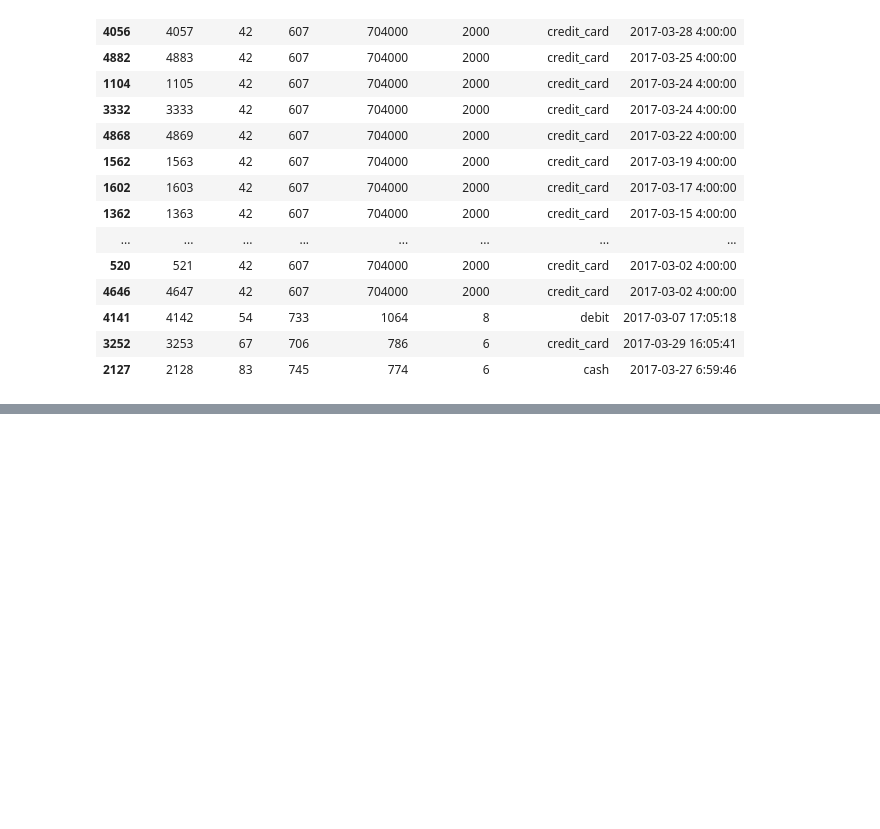
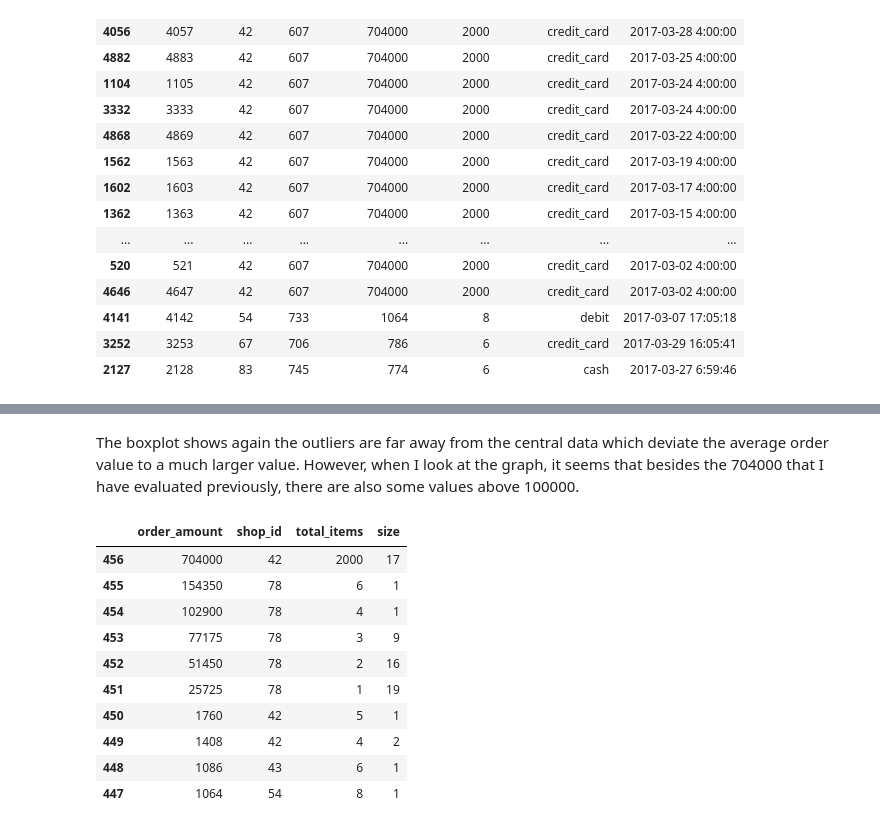
Before and after one commit to 42694647426/Data-Science-Challenge, a Jupyter notebook: challenge.ipynb, the cells around one changed output, grey strips where cells are left out. Saved outputs shown, nothing was run; the diff lists cells and outputs as text; code cells hidden in the pictures; blank space fills up the shorter version.

```diff
--- a/challenge.ipynb
+++ b/challenge.ipynb
@@ -58,0 +73,16 @@ In the given context, each shop is selling only one model of sneakers. The user
+# %% [markdown]
+The boxplot shows again the outliers are far away from the central data which deviate the average order value to a much larger value. However, when I look at the graph, it seems that besides the 704000 that I have evaluated previously, there are also some values above 100000.
+# %%
+df.groupby(by=['order_amount', 'shop_id', 'total_items']).size().reset_index(name='size').sort_values(by='order_amount', ascending=False).head(10)
+# %% [output]
+|  | order_amount | shop_id | total_items | size |
+| 456 | 704000 | 42 | 2000 | 17 |
+| 455 | 154350 | 78 | 6 | 1 |
+| 454 | 102900 | 78 | 4 | 1 |
+| 453 | 77175 | 78 | 3 | 9 |
+| 452 | 51450 | 78 | 2 | 16 |
+| 451 | 25725 | 78 | 1 | 19 |
+| 450 | 1760 | 42 | 5 | 1 |
+| 449 | 1408 | 42 | 4 | 2 |
+| 448 | 1086 | 43 | 6 | 1 |
+| 447 | 1064 | 54 | 8 | 1 |
```
Also changed, not shown: parts of 11 cells of this notebook.
